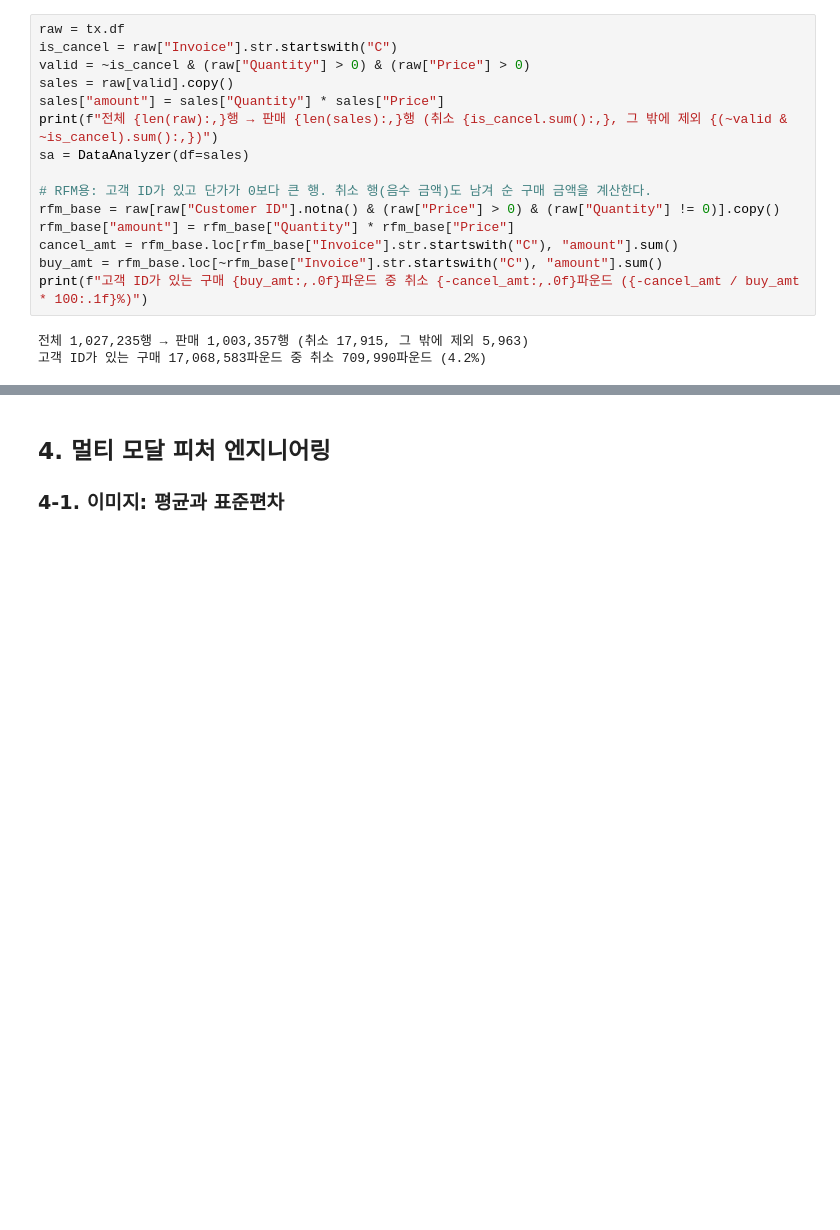
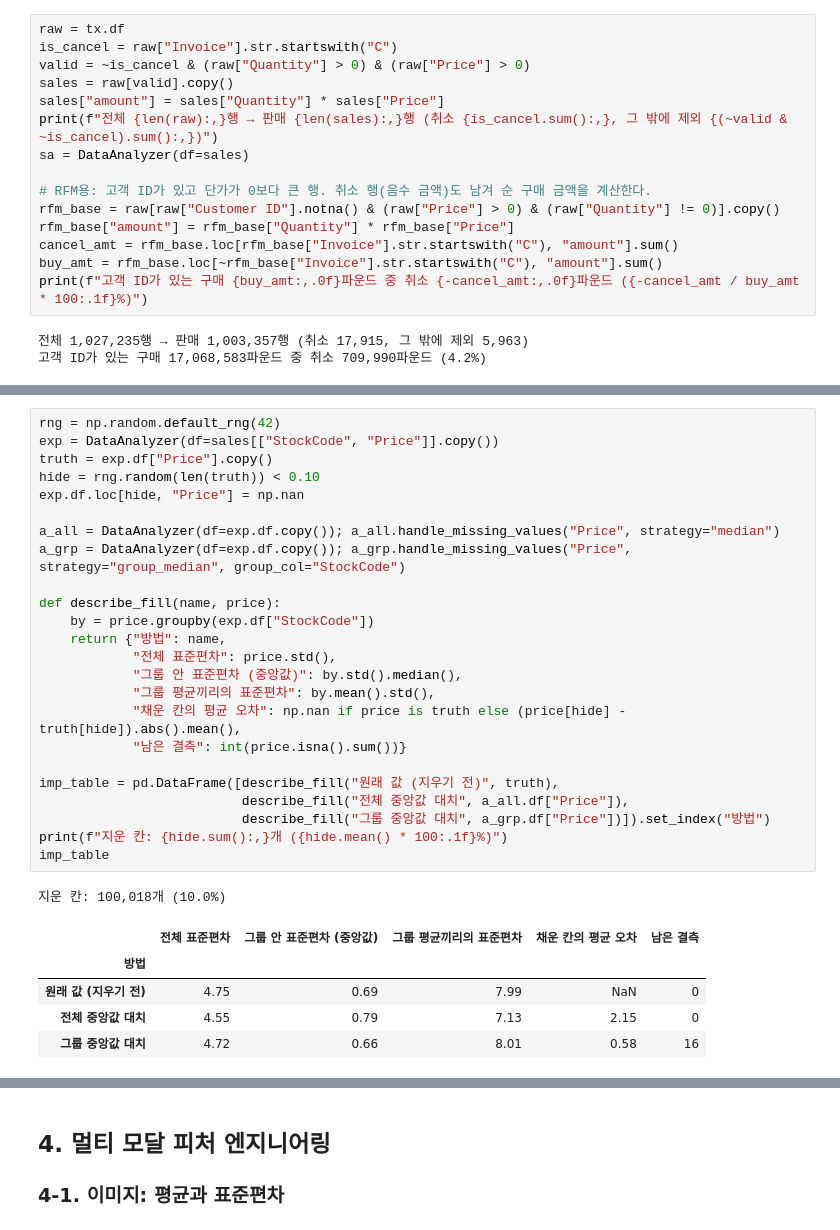
Before and after one commit to ashofrondol/codyssey_A1-1, a Jupyter notebook: notebooks/analysis_report.ipynb, the cells around one changed output, grey strips where cells are left out. Saved outputs shown, nothing was run; the diff lists cells and outputs as text; blank space fills up the shorter version.

```diff
--- a/notebooks/analysis_report.ipynb
+++ b/notebooks/analysis_report.ipynb
@@ -339,0 +349,31 @@ print(f"고객 ID가 있는 구매 {buy_amt:,.0f}파운드 중 취소 {-cancel_a
+# %%
+rng = np.random.default_rng(42)
+exp = DataAnalyzer(df=sales[["StockCode", "Price"]].copy())
+truth = exp.df["Price"].copy()
+hide = rng.random(len(truth)) < 0.10
+exp.df.loc[hide, "Price"] = np.nan
+
+a_all = DataAnalyzer(df=exp.df.copy()); a_all.handle_missing_values("Price", strategy="median")
+a_grp = DataAnalyzer(df=exp.df.copy()); a_grp.handle_missing_values("Price", strategy="group_median", group_col="StockCode")
+
+def describe_fill(name, price):
+    by = price.groupby(exp.df["StockCode"])
+    return {"방법": name,
+            "전체 표준편차": price.std(),
+            "그룹 안 표준편차 (중앙값)": by.std().median(),
+            "그룹 평균끼리의 표준편차": by.mean().std(),
+            "채운 칸의 평균 오차": np.nan if price is truth else (price[hide] - truth[hide]).abs().mean(),
+            "남은 결측": int(price.isna().sum())}
+
+imp_table = pd.DataFrame([describe_fill("원래 값 (지우기 전)", truth),
+                          describe_fill("전체 중앙값 대치", a_all.df["Price"]),
+                          describe_fill("그룹 중앙값 대치", a_grp.df["Price"])]).set_index("방법")
+print(f"지운 칸: {hide.sum():,}개 ({hide.mean() * 100:.1f}%)")
+imp_table
+# %% [output]
+지운 칸: 100,018개 (10.0%)
+|  | 전체 표준편차 | 그룹 안 표준편차 (중앙값) | 그룹 평균끼리의 표준편차 | 채운 칸의 평균 오차 | 남은 결측 |
+| 방법 |  |  |  |  |  |
+| 원래 값 (지우기 전) | 4.75 | 0.69 | 7.99 | NaN | 0 |
+| 전체 중앙값 대치 | 4.55 | 0.79 | 7.13 | 2.15 | 0 |
+| 그룹 중앙값 대치 | 4.72 | 0.66 | 8.01 | 0.58 | 16 |
```
Also changed, not shown: parts of 14 cells of this notebook, 4 other files.
